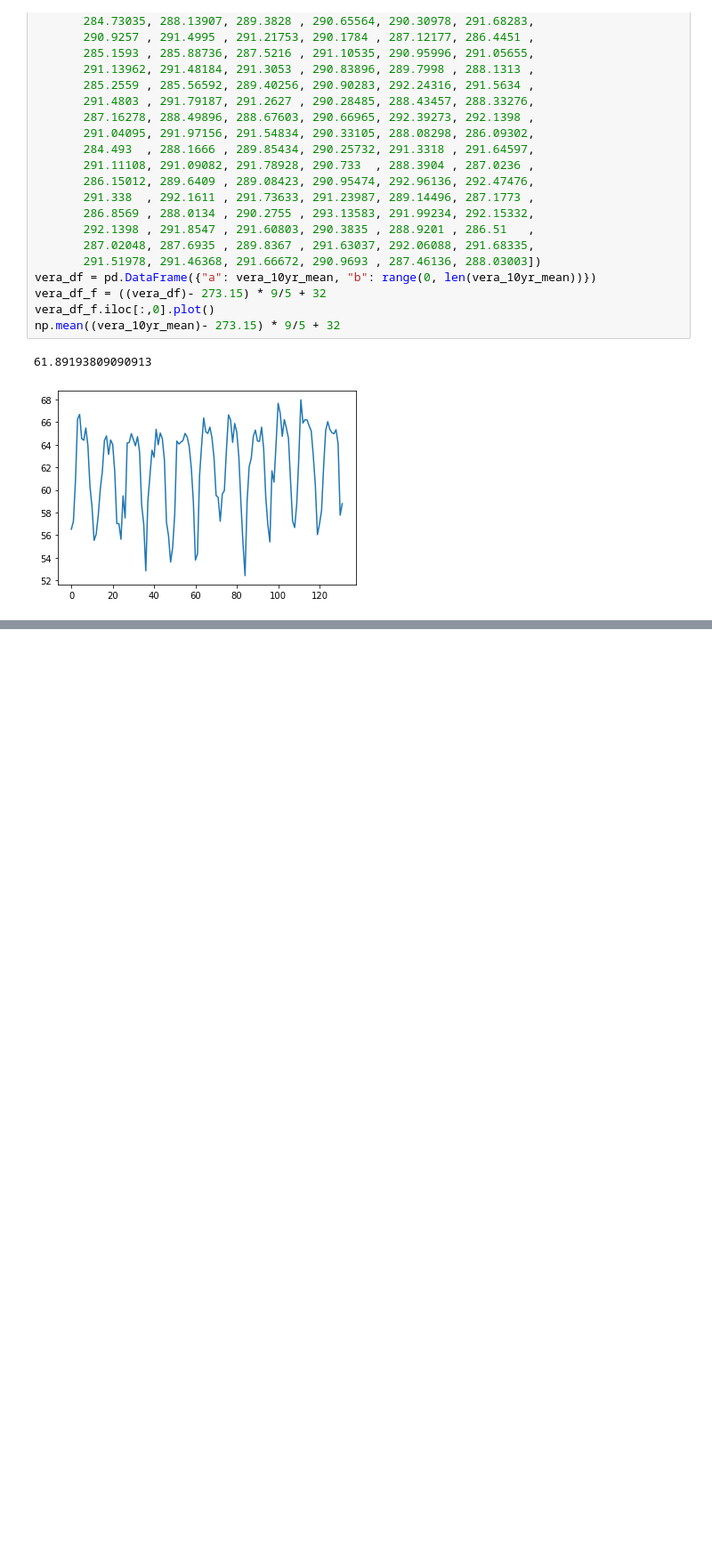
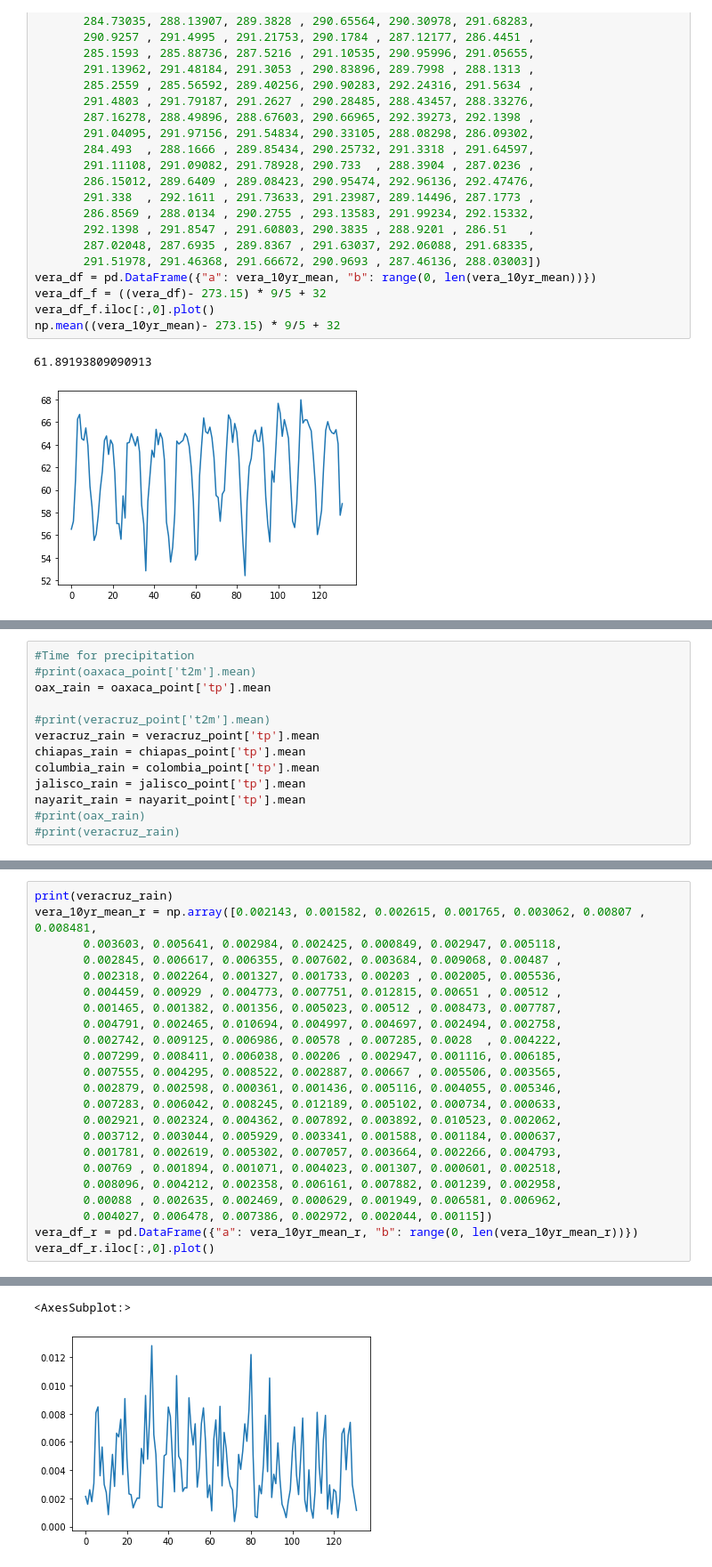
Before and after one commit to jwynneuo/FutureOfCoffee, a Jupyter notebook: Coffeeproj.ipynb, the cells around one changed output, grey strips where cells are left out. Shown at 89% size. Saved outputs shown, nothing was run; the diff lists cells and outputs as text; blank space fills up the shorter version.

```diff
--- a/Coffeeproj.ipynb
+++ b/Coffeeproj.ipynb
@@ -540,0 +502,13 @@ Attributes:
+# %%
+#Time for precipitation
+#print(oaxaca_point['t2m'].mean)
+oax_rain = oaxaca_point['tp'].mean
+
+#print(veracruz_point['t2m'].mean)
+veracruz_rain = veracruz_point['tp'].mean
+chiapas_rain = chiapas_point['tp'].mean
+columbia_rain = colombia_point['tp'].mean
+jalisco_rain = jalisco_point['tp'].mean
+nayarit_rain = nayarit_point['tp'].mean
+#print(oax_rain)
+#print(veracruz_rain)
@@ -540,0 +558,24 @@ Attributes:
+# %%
+print(veracruz_rain)
+vera_10yr_mean_r = np.array([0.002143, 0.001582, 0.002615, 0.001765, 0.003062, 0.00807 , 0.008481,
+       0.003603, 0.005641, 0.002984, 0.002425, 0.000849, 0.002947, 0.005118,
+       0.002845, 0.006617, 0.006355, 0.007602, 0.003684, 0.009068, 0.00487 ,
+       0.002318, 0.002264, 0.001327, 0.001733, 0.00203 , 0.002005, 0.005536,
+       0.004459, 0.00929 , 0.004773, 0.007751, 0.012815, 0.00651 , 0.00512 ,
+       0.001465, 0.001382, 0.001356, 0.005023, 0.00512 , 0.008473, 0.007787,
+       0.004791, 0.002465, 0.010694, 0.004997, 0.004697, 0.002494, 0.002758,
+       0.002742, 0.009125, 0.006986, 0.00578 , 0.007285, 0.0028  , 0.004222,
+       0.007299, 0.008411, 0.006038, 0.00206 , 0.002947, 0.001116, 0.006185,
+       0.007555, 0.004295, 0.008522, 0.002887, 0.00667 , 0.005506, 0.003565,
+       0.002879, 0.002598, 0.000361, 0.001436, 0.005116, 0.004055, 0.005346,
+       0.007283, 0.006042, 0.008245, 0.012189, 0.005102, 0.000734, 0.000633,
+       0.002921, 0.002324, 0.004362, 0.007892, 0.003892, 0.010523, 0.002062,
+       0.003712, 0.003044, 0.005929, 0.003341, 0.001588, 0.001184, 0.000637,
+       0.001781, 0.002619, 0.005302, 0.007057, 0.003664, 0.002266, 0.004793,
+       0.00769 , 0.001894, 0.001071, 0.004023, 0.001307, 0.000601, 0.002518,
+       0.008096, 0.004212, 0.002358, 0.006161, 0.007882, 0.001239, 0.002958,
+       0.00088 , 0.002635, 0.002469, 0.000629, 0.001949, 0.006581, 0.006962,
+       0.004027, 0.006478, 0.007386, 0.002972, 0.002044, 0.00115])
+vera_df_r = pd.DataFrame({"a": vera_10yr_mean_r, "b": range(0, len(vera_10yr_mean_r))})
+vera_df_r.iloc[:,0].plot()
+# %% [output]
@@ -540,0 +599,2 @@ Attributes:
+<AxesSubplot:>
+[figure, added]
```
Also changed, not shown: parts of 24 cells of this notebook.
